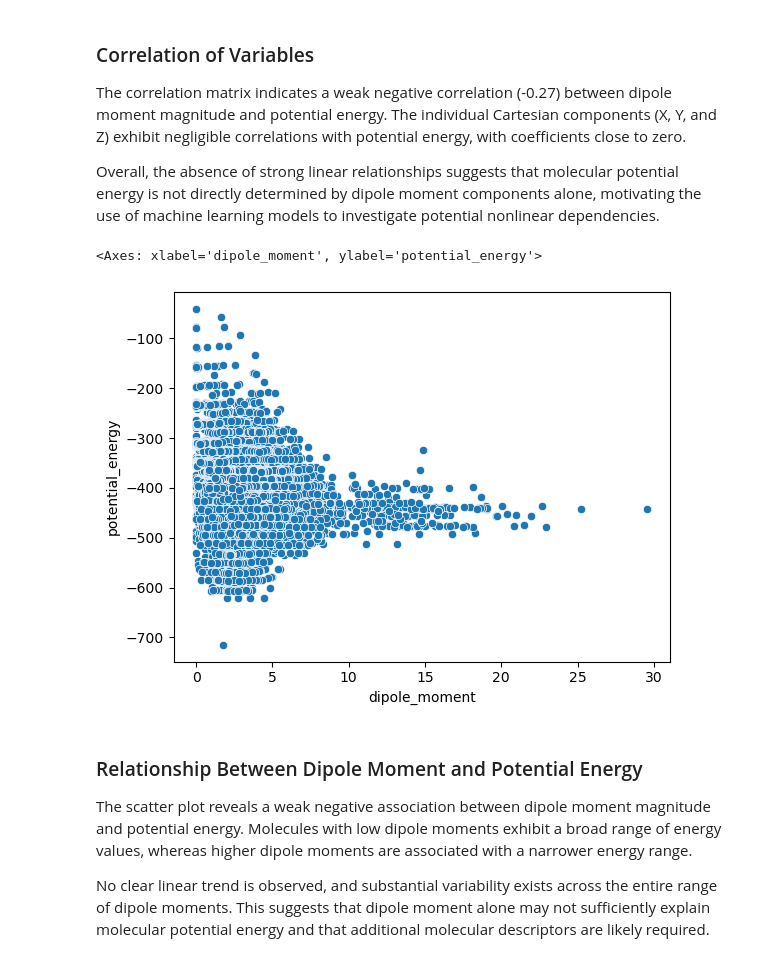
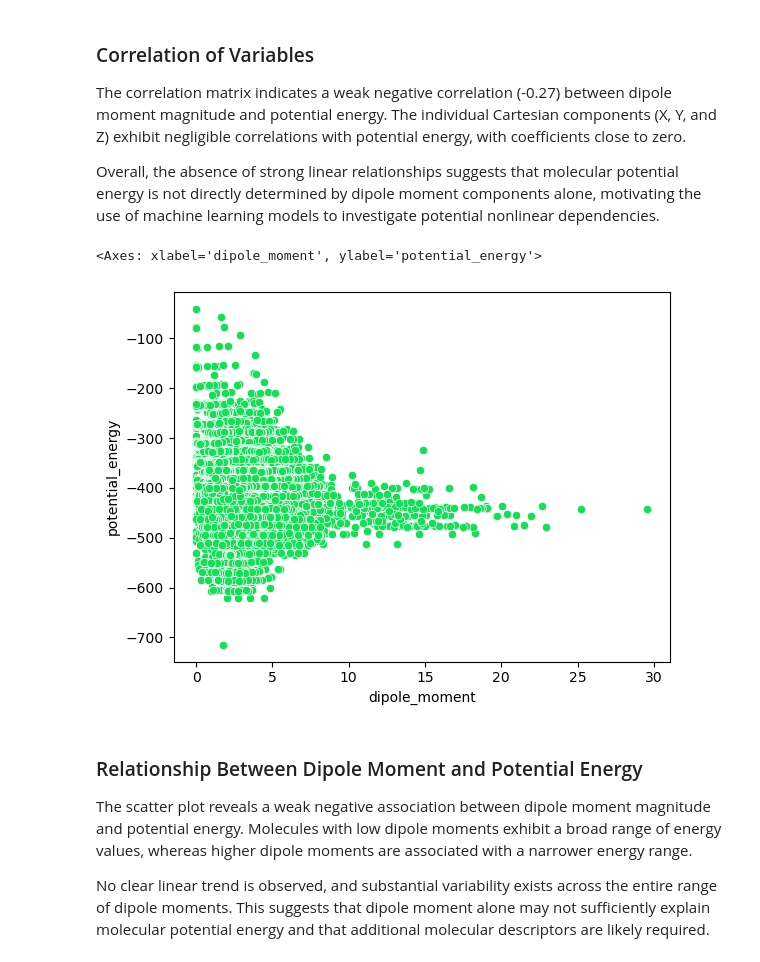
Before and after one commit to thedhawalpanchamiya/can-dipole-predict-energy, a Jupyter notebook: main.ipynb, the cells around one changed output. Drawn from its saved outputs; the diff is of its cells as text; code cells hidden in the pictures.

```diff
--- a/main.ipynb
+++ b/main.ipynb
@@ -244,10 +244,10 @@ The correlation matrix indicates a weak negative correlation (-0.27) between dip
 Overall, the absence of strong linear relationships suggests that molecular potential energy is not directly determined by dipole moment components alone, motivating the use of machine learning models to investigate potential nonlinear dependencies.
 # %%
 # scatterplot btwn Dipole moment and potential energy
-sns.scatterplot(data= data, x = "dipole_moment" , y = "potential_energy")
+sns.scatterplot(data= data, x = "dipole_moment" , y = "potential_energy" , color = "#14E055FF")
 # %% [output]
 <Axes: xlabel='dipole_moment', ylabel='potential_energy'>
-[figure, old version]
+[figure, new version]
 # %% [markdown]
 ### Relationship Between Dipole Moment and Potential Energy
 
```
Also changed, not shown: parts of 7 cells of this notebook.
